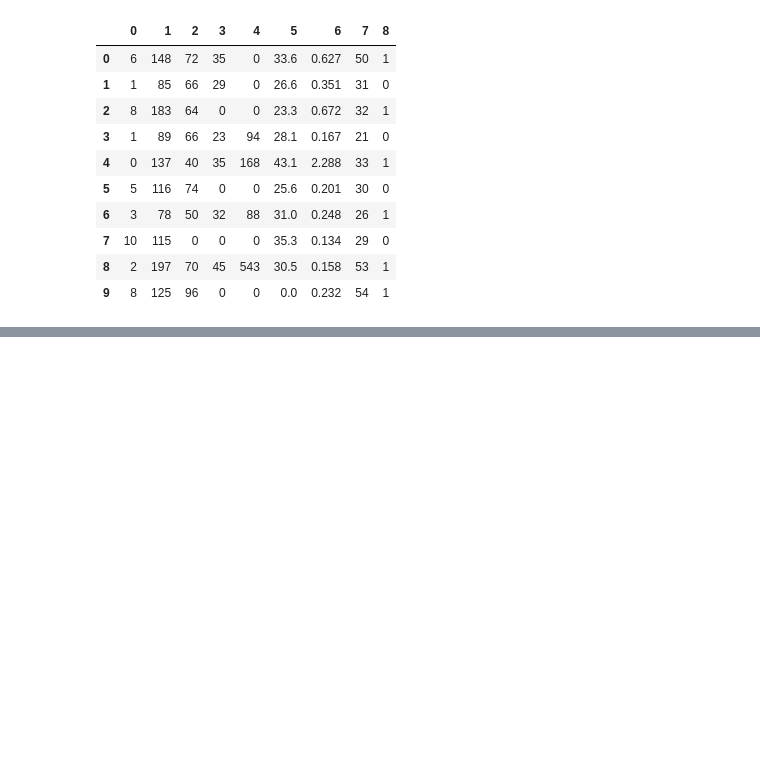
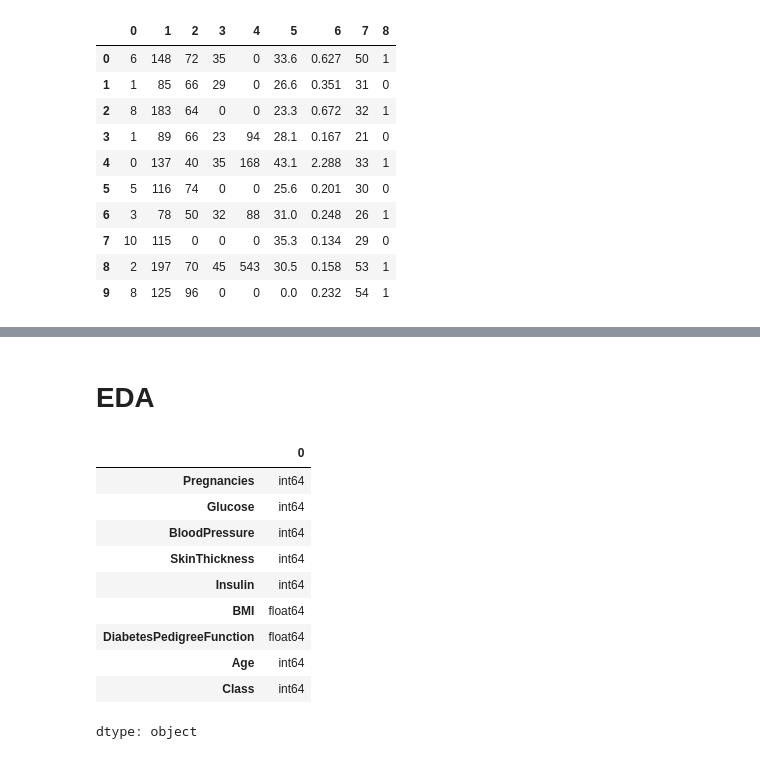
Before and after one commit to cesarmayta/BOOTCAMP_DSG1, a Jupyter notebook: dia3/11_random_forest.ipynb, the cells around one changed output, grey strips where cells are left out. Saved outputs shown, nothing was run; the diff lists cells and outputs as text; code cells hidden in the pictures; blank space fills up the shorter version.

```diff
--- a/dia3/11_random_forest.ipynb
+++ b/dia3/11_random_forest.ipynb
@@ -40,3 +40,19 @@ df_diabetes.head(10)
 | 7 | 10 | 115 | 0 | 0 | 0 | 35.3 | 0.134 | 29 | ... |
 | 8 | 2 | 197 | 70 | 45 | 543 | 30.5 | 0.158 | 53 | ... |
 | 9 | 8 | 125 | 96 | 0 | 0 | 0.0 | 0.232 | 54 | ... |
+# %% [markdown]
+# EDA
+# %%
+df_diabetes.dtypes
+# %% [output]
+|  | 0 |
+| Pregnancies | int64 |
+| Glucose | int64 |
+| BloodPressure | int64 |
+| SkinThickness | int64 |
+| Insulin | int64 |
+| BMI | float64 |
+| DiabetesPedigreeFunction | float64 |
+| Age | int64 |
+| Class | int64 |
+dtype: object
```
Also changed, not shown: parts of 11 cells of this notebook.
